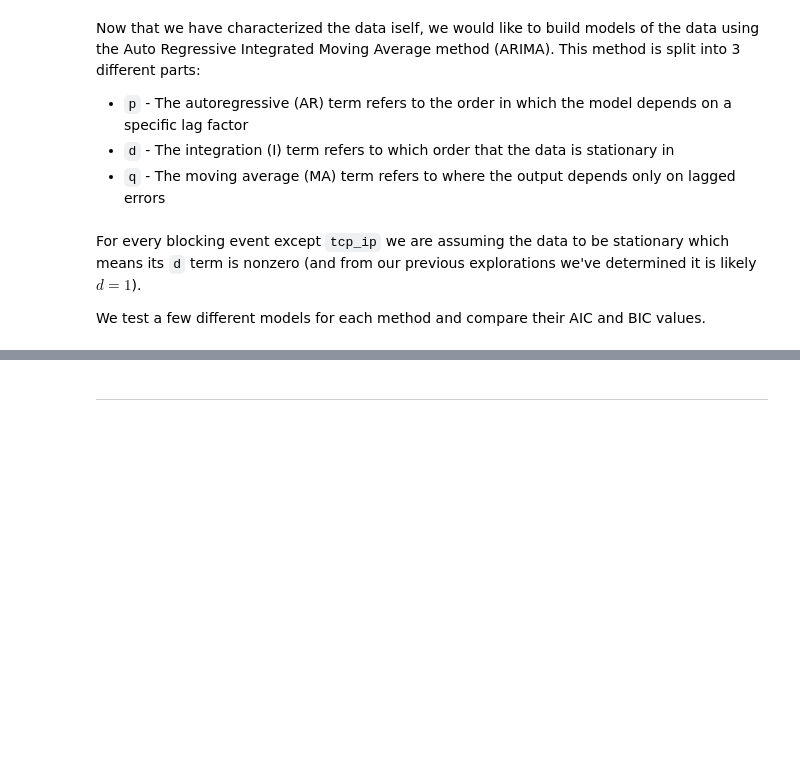
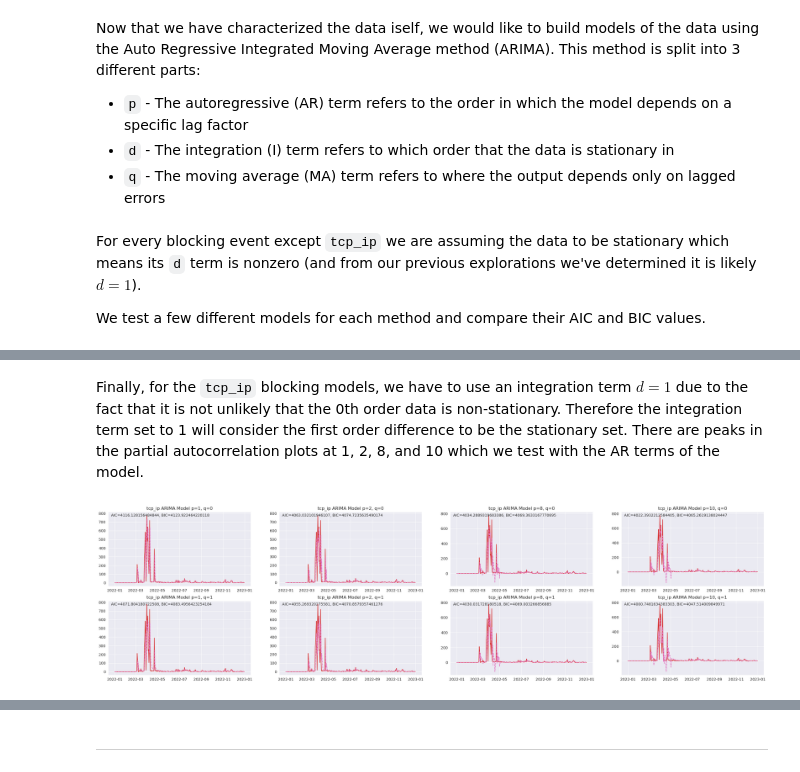
Before and after one commit to mdushkoff/OONI_DataAnalysis, a Jupyter notebook: src/FullAnalysis.ipynb, the cells around one changed output, grey strips where cells are left out. Drawn from its saved outputs; the diff is of its cells as text; code cells hidden in the pictures; blank space fills up the shorter version.

```diff
--- a/src/FullAnalysis.ipynb
+++ b/src/FullAnalysis.ipynb
@@ -675,0 +840,35 @@ plt.figure(figsize=(12*len(ma_orders), 4*len(ar_orders)))
+# %% [markdown]
+Finally, for the `tcp_ip` blocking models, we have to use an integration term $d=1$ due to the fact that it is not unlikely that the 0th order data is non-stationary.  Therefore the integration term set to 1 will consider the first order difference to be the stationary set.  There are peaks in the partial autocorrelation plots at 1, 2, 8, and 10 which we test with the AR terms of the model.
+# %%
+# Try out different ARMA terms
+ar_orders = [1,2,8,10]
+ma_orders = [0,1]
+
+# Type and color
+i = 3
+typ = tdf.columns[i]
+color = palette[i]
+outcol = palette[len(tdf.columns)+2]
+
+# Get data
+d = tdf[typ]
+
+# Set plot options
+plt.rcParams['figure.figsize'] = [8*len(ar_orders), 4*len(ma_orders)]
+
+# Loop through all models
+fitted_models = {}
+#plt.figure(figsize=(12*len(ma_orders), 4*len(ar_orders)))
+fig, axes = plt.subplots(len(ma_orders), len(ar_orders), sharex=False)
+for c, ar in enumerate(ar_orders):
+    fitted_models[ar] = {}
+    for r, ma in enumerate(ma_orders):
+        ar_model = ARIMA(d, order=(ar, 1, ma))
+        ar_model_fit = ar_model.fit()
+        fitted_models[ar][ma] = ar_model_fit
+        axes[r,c].plot(d, color=color)
+        axes[r,c].plot(ar_model_fit.fittedvalues, color=outcol, linestyle='--')
+        axes[r,c].set_title(f'{typ} ARIMA Model p={ar}, q={ma}') #, AIC={ar_model_fit.aic}, BIC={ar_model_fit.bic}')
+        axes[r,c].text(0.02,0.98, f'AIC={ar_model_fit.aic}, BIC={ar_model_fit.bic}', ha='left', va='top', transform=axes[r,c].transAxes)
+# %% [output]
+[figure, added]
```
Also changed, not shown: parts of 13 cells of this notebook.
